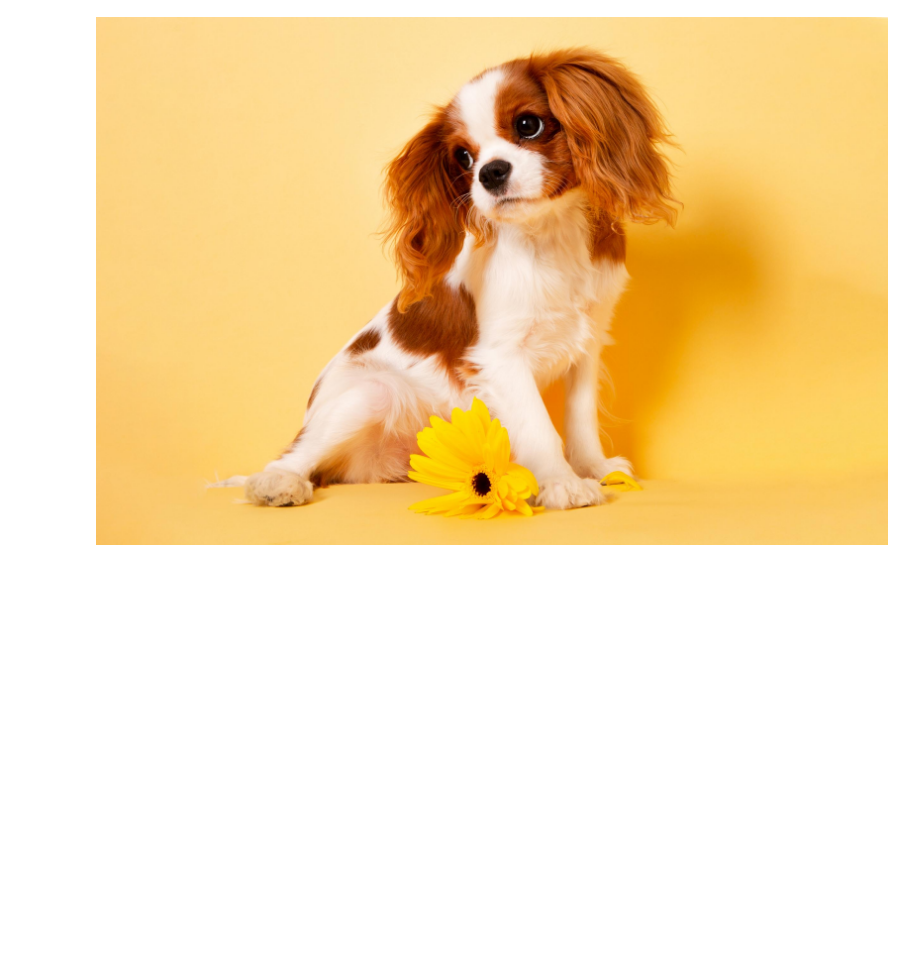
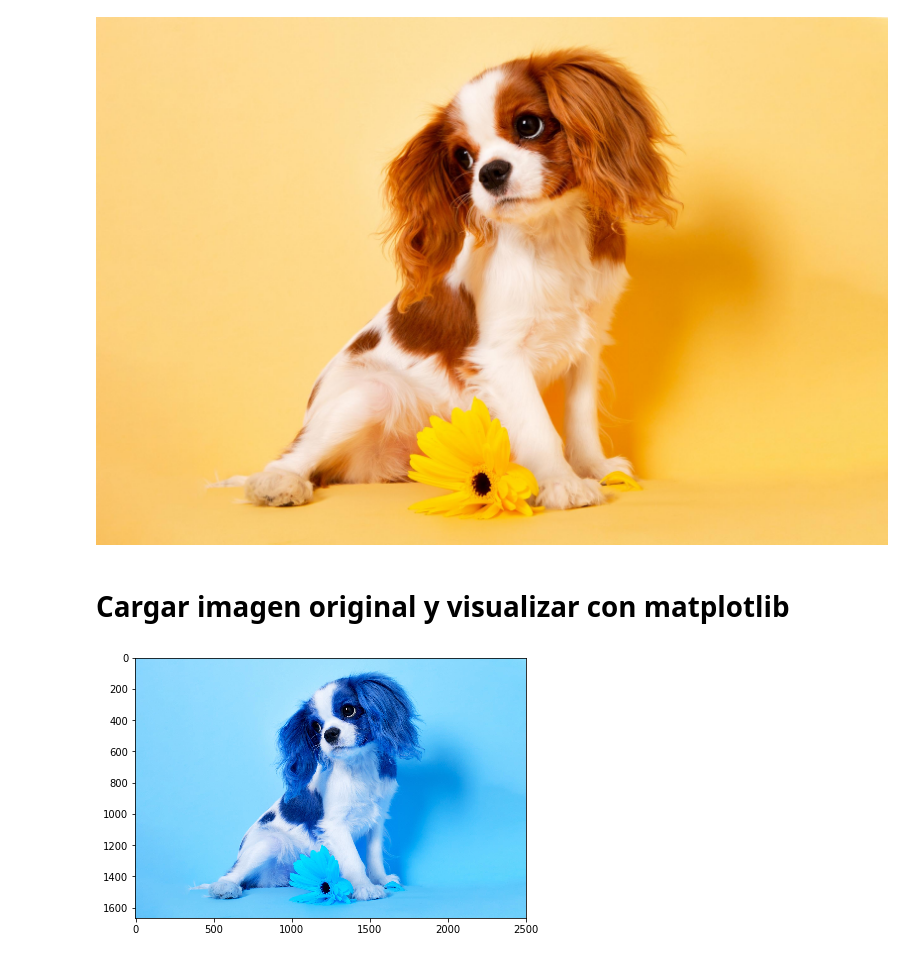
Before and after one commit to isamoreo/ProcesamientoDigitalDeImagenes, a Jupyter notebook: Clase1DIP.ipynb, the cells around one changed output. Saved outputs shown, nothing was run; the diff lists cells and outputs as text; code cells hidden in the pictures; blank space fills up the shorter version.

Commit message:
Cambiar colores RGB

```diff
--- a/Clase1DIP.ipynb
+++ b/Clase1DIP.ipynb
@@ -38,3 +38,16 @@ img = cv2.imread('/content/drive/My Drive/SEMESTRE 7/DIGITAL IMAGE PROCESSING/do
 cv2_imshow(img)
 # %% [output]
 [figure]
+# %% [markdown]
+# **Cargar** imagen original y visualizar con matplotlib
+# %%
+# leer una imagen
+# principle of least astonishment (surprise)
+
+img_BGR = cv2.imread('/content/drive/My Drive/SEMESTRE 7/DIGITAL IMAGE PROCESSING/dogDIP.jpg', cv2.IMREAD_COLOR)
+
+plt.figure(figsize=(7,7))
+plt.imshow(img_BGR)
+plt.show()
+# %% [output]
+[figure, added]
```
Also changed, not shown: parts of 1 cell of this notebook.
